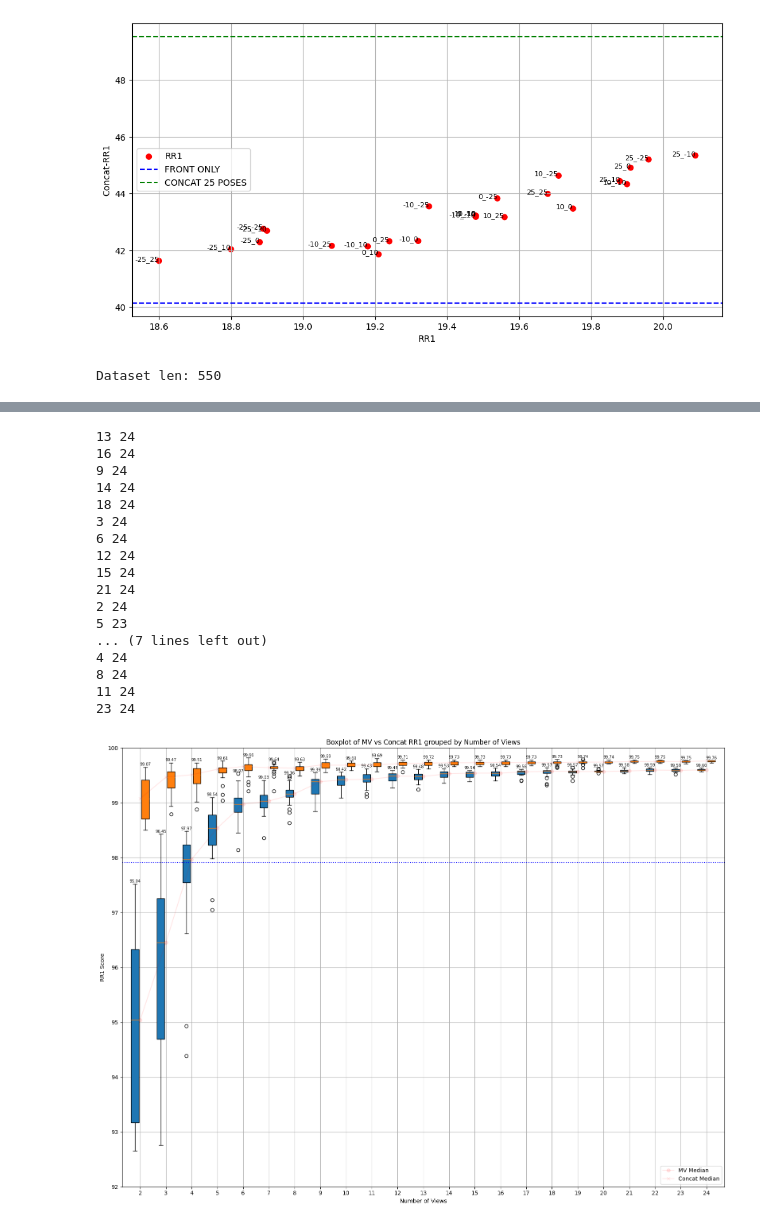
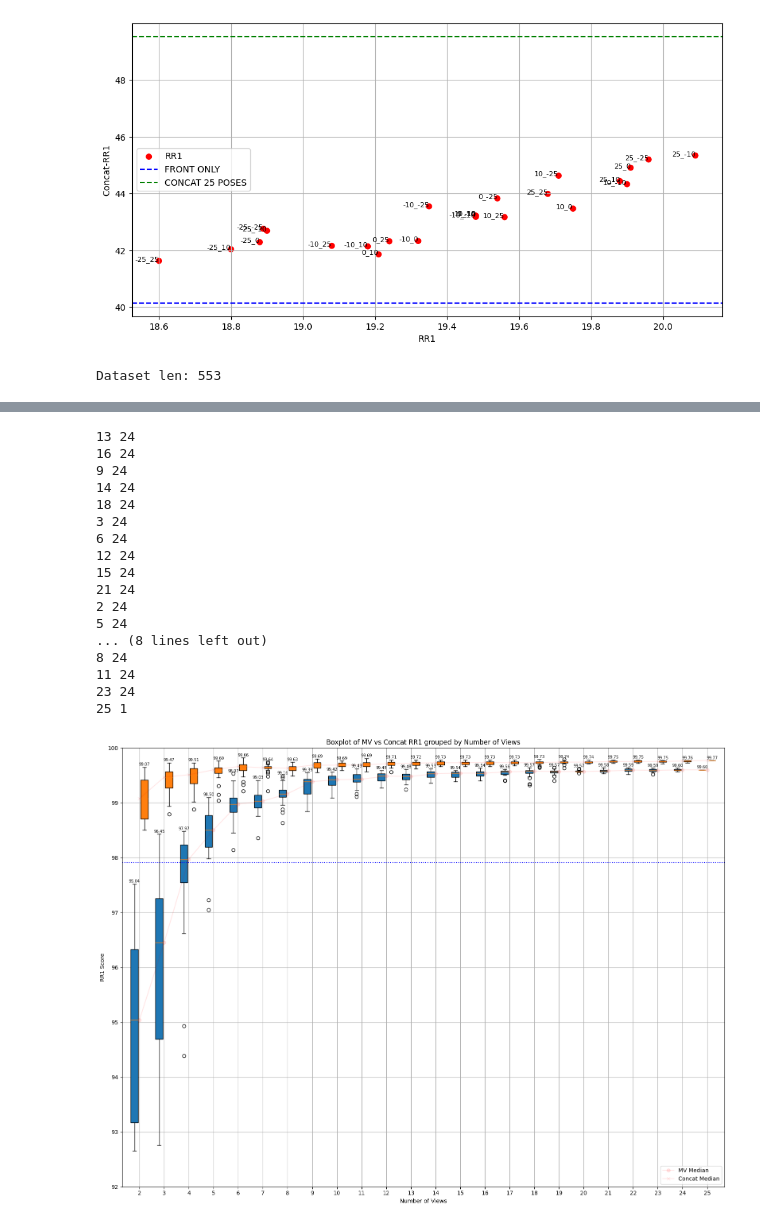
Before and after one commit to EduardBartolovic/HM_IDENT_3DFR, a Jupyter notebook: src/notebooks/AnalysePerspectives.ipynb, the cells around one changed output, grey strips where cells are left out. Saved outputs shown, nothing was run; the diff lists cells and outputs as text; code cells hidden in the pictures.

```diff
--- a/src/notebooks/AnalysePerspectives.ipynb
+++ b/src/notebooks/AnalysePerspectives.ipynb
@@ -334,6 +334,6 @@ def process_and_plot2(file_path, xlim, ylim):
     plt.show()
 
 
-process_and_plot2('F:\\Face\\HM_IDENT_3DFR\\src\\notebooks\\perspectives_ms1m_bff.txt', xlim=(99.5, 99.9), ylim=(99.25, 99.7))
+process_and_plot2('perspectives_ms1m_bff.txt', xlim=(99.5, 99.9), ylim=(99.25, 99.7))
 # %% [output]
-Dataset len: 550
+Dataset len: 553
@@ -342,18 +342,18 @@ Dataset len: 550
 13 24
 16 24
 9 24
 14 24
 18 24
 3 24
 6 24
 12 24
 15 24
 21 24
 2 24
-5 23
-... (7 lines left out)
-4 24
+5 24
+... (8 lines left out)
 8 24
 11 24
 23 24
+25 1
-[figure, old version]
+[figure, new version]
```
Also changed, not shown: parts of 3 cells of this notebook.
